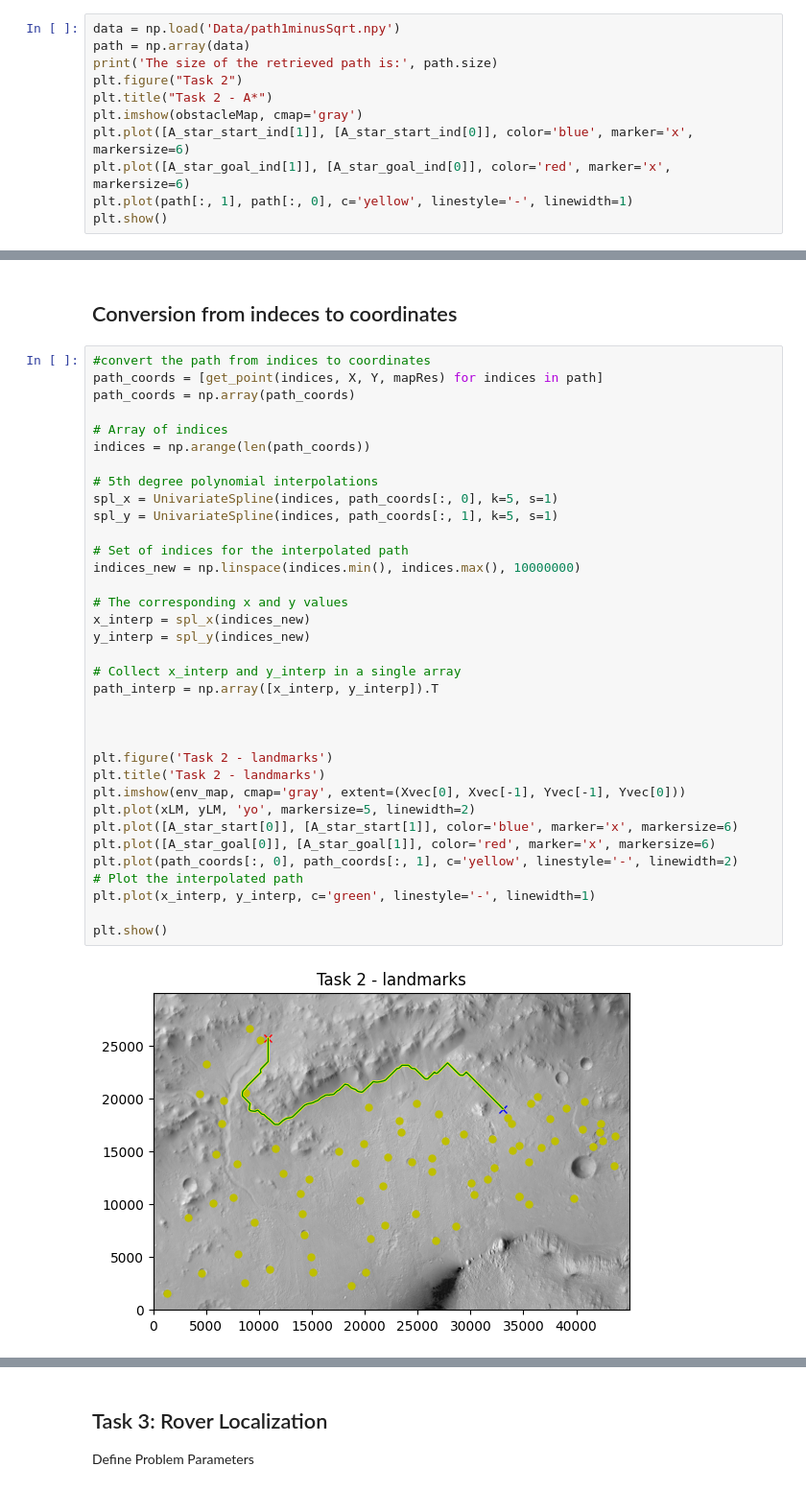
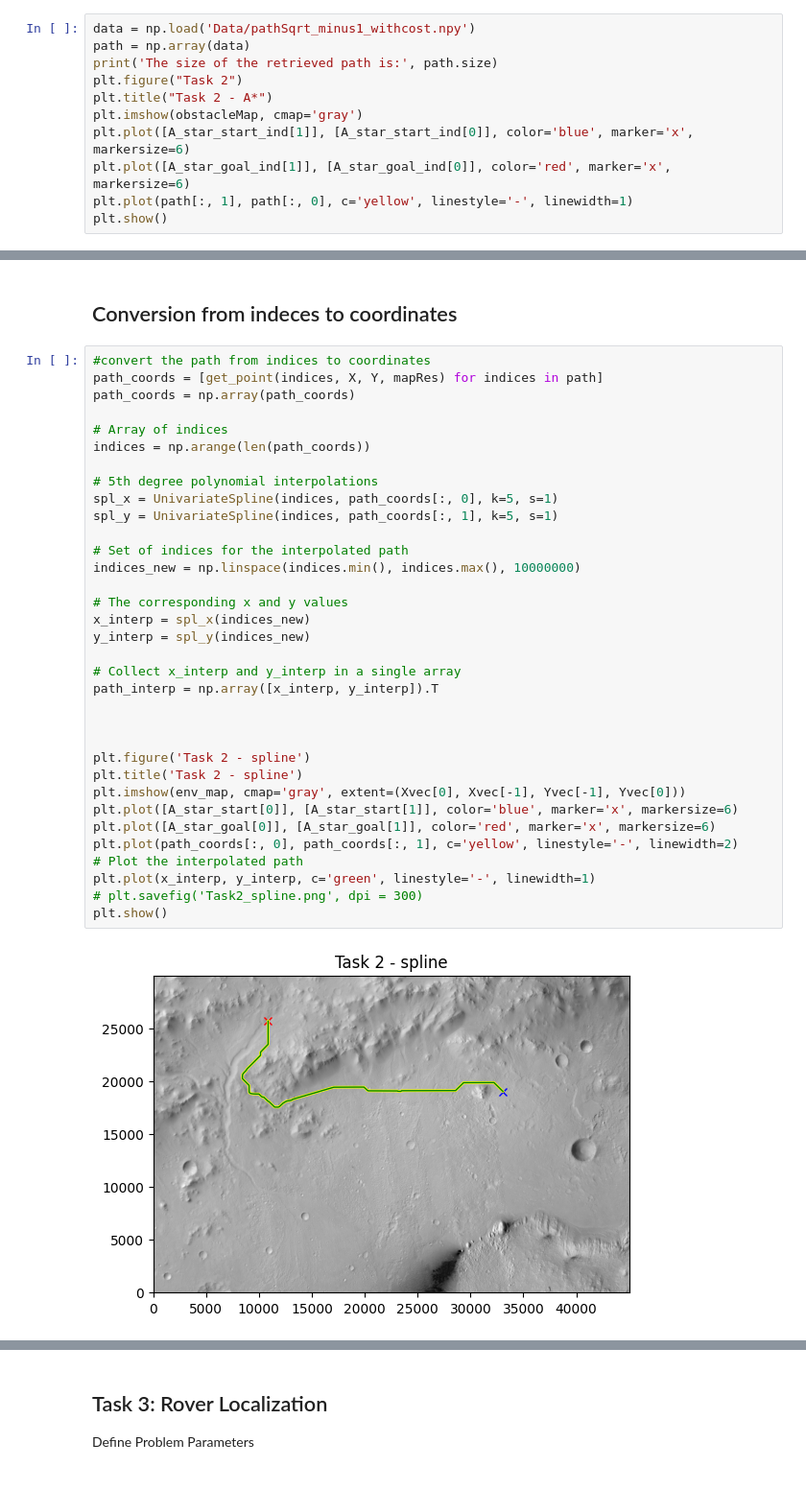
Before and after one commit to SwellPoem/Curiosity_Rover_proj, a Jupyter notebook: main.ipynb, the cells around one changed output, grey strips where cells are left out. Shown at 96% size. Drawn from its saved outputs; the diff is of its cells as text.

```diff
--- a/main.ipynb
+++ b/main.ipynb
@@ -374,7 +377,7 @@ The size of the retrieved path is: 6148
 # %% [markdown]
 $\sqrt2 -1$ used
 # %%
-data = np.load('Data/path1minusSqrt.npy')
+data = np.load('Data/pathSqrt_minus1_withcost.npy')
 path = np.array(data)
 print('The size of the retrieved path is:', path.size)
 plt.figure("Task 2")
@@ -394,38 +397,37 @@ The size of the retrieved path is: 6148
 path_coords = [get_point(indices, X, Y, mapRes) for indices in path]
 path_coords = np.array(path_coords)
 
 # Array of indices
 indices = np.arange(len(path_coords))
 
 # 5th degree polynomial interpolations
 spl_x = UnivariateSpline(indices, path_coords[:, 0], k=5, s=1)
 spl_y = UnivariateSpline(indices, path_coords[:, 1], k=5, s=1)
 
 # Set of indices for the interpolated path
 indices_new = np.linspace(indices.min(), indices.max(), 10000000)
 
 # The corresponding x and y values
 x_interp = spl_x(indices_new)
 y_interp = spl_y(indices_new)
 
 # Collect x_interp and y_interp in a single array
 path_interp = np.array([x_interp, y_interp]).T
 
 
 
-plt.figure('Task 2 - landmarks')
-plt.title('Task 2 - landmarks')
+plt.figure('Task 2 - spline')
+plt.title('Task 2 - spline')
 plt.imshow(env_map, cmap='gray', extent=(Xvec[0], Xvec[-1], Yvec[-1], Yvec[0]))
-plt.plot(xLM, yLM, 'yo', markersize=5, linewidth=2)
 plt.plot([A_star_start[0]], [A_star_start[1]], color='blue', marker='x', markersize=6)
 plt.plot([A_star_goal[0]], [A_star_goal[1]], color='red', marker='x', markersize=6)
 plt.plot(path_coords[:, 0], path_coords[:, 1], c='yellow', linestyle='-', linewidth=2)
 # Plot the interpolated path
 plt.plot(x_interp, y_interp, c='green', linestyle='-', linewidth=1)
-
+# plt.savefig('Task2_spline.png', dpi = 300)
 plt.show()
 # %% [output]
-[figure, old version]
+[figure, new version]
 # %%
 # Calculate the differences between adjacent x and y values
 dx = np.diff(path_interp[:, 0])
```
Also changed, not shown: parts of 17 cells of this notebook, 37 other files.
